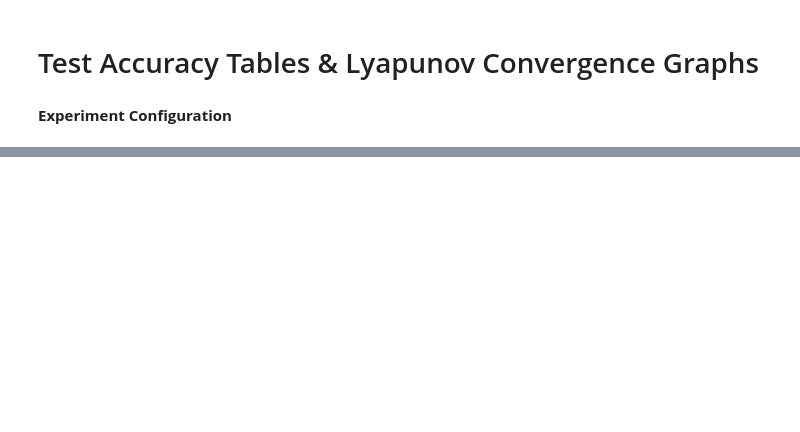
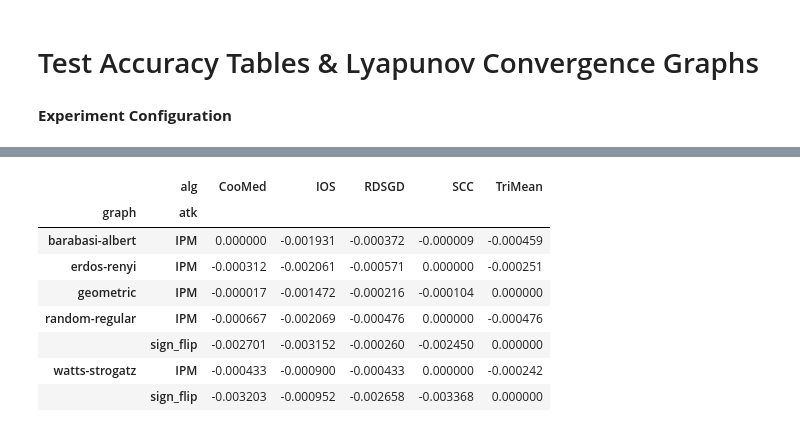
Before and after one commit to ardenpalme/Dissertation, a Jupyter notebook: exp1/main.ipynb, the cells around one changed output, grey strips where cells are left out. Saved outputs shown, nothing was run; the diff lists cells and outputs as text; code cells hidden in the pictures; blank space fills up the shorter version.

```diff
--- a/exp1/main.ipynb
+++ b/exp1/main.ipynb
@@ -182,0 +201,4 @@ for i,g in enumerate(graphs):
+# %%
+df2 = df_tmp[~filt]
+df_cmp = (df2.T - df2.max(axis=1).to_numpy()).T
+df_cmp.min(axis=1)
@@ -182,0 +215,12 @@ for i,g in enumerate(graphs):
+# %%
+df_cmp
+# %% [output]
+|  | alg | CooMed | IOS | RDSGD | SCC | TriMean |
+| graph | atk |  |  |  |  |  |
+| barabasi-albert | IPM | 0.000000 | -0.001931 | -0.000372 | -0.000009 | -0.000459 |
+| erdos-renyi | IPM | -0.000312 | -0.002061 | -0.000571 | 0.000000 | -0.000251 |
+| geometric | IPM | -0.000017 | -0.001472 | -0.000216 | -0.000104 | 0.000000 |
+| random-regular | IPM | -0.000667 | -0.002069 | -0.000476 | 0.000000 | -0.000476 |
+|  | sign_flip | -0.002701 | -0.003152 | -0.000260 | -0.002450 | 0.000000 |
+| watts-strogatz | IPM | -0.000433 | -0.000900 | -0.000433 | 0.000000 | -0.000242 |
+|  | sign_flip | -0.003203 | -0.000952 | -0.002658 | -0.003368 | 0.000000 |
```
Also changed, not shown: parts of 6 cells of this notebook, 2 other files.
